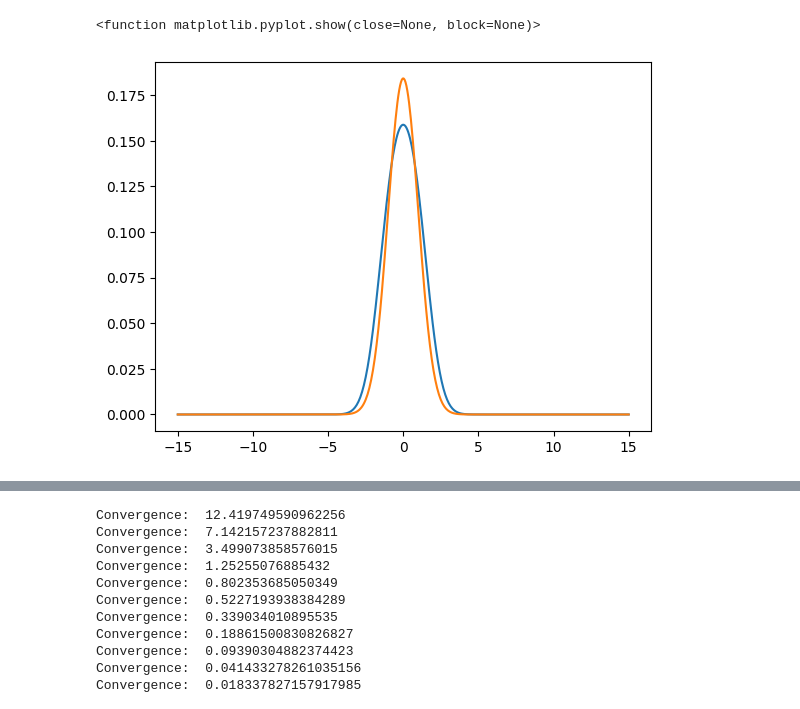
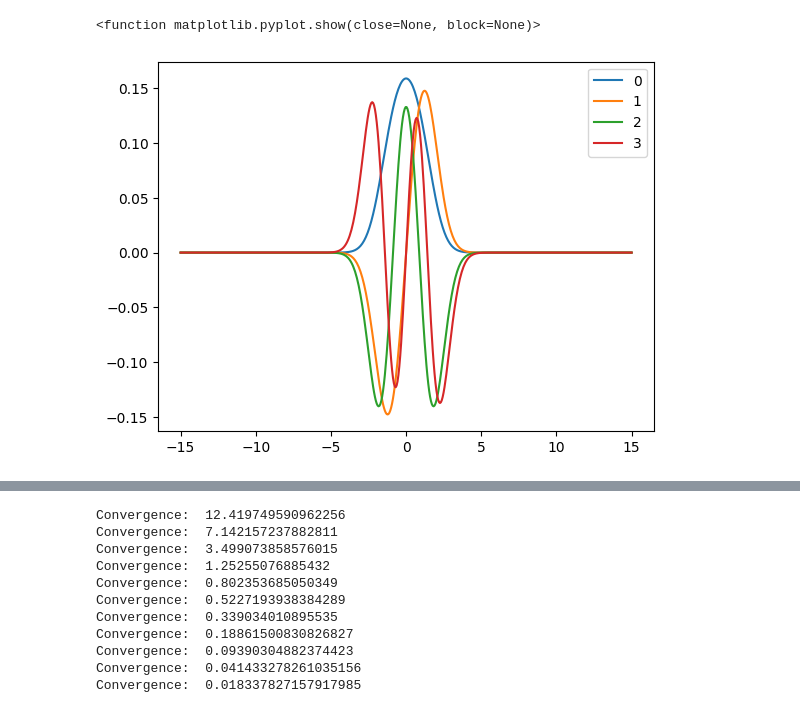
Before and after one commit to ascsn/wavefunction-dimensionality-reduction, a Jupyter notebook: GP.ipynb, the cells around one changed output, grey strips where cells are left out. Cells and saved outputs as stored; diff of their text form; code cells hidden in the pictures.

```diff
--- a/GP.ipynb
+++ b/GP.ipynb
@@ -65,34 +65,36 @@ def getExactLambda(n,mass,alpha):
 # %%
 x_min = -15.0
 x_max = 15.0
 N = 500
 
 # Create the grid
 x = np.linspace(x_min, x_max, N)
 dx = x[1] - x[0]
 
 # Define the physical parameters
 mass = 1.0
 h_bar = 1.0
 alpha = 1.0
 q = 10
 
 init_guess = getPsi_x(0,alpha)(x)/np.linalg.norm(getPsi_x(0,alpha)(x))
 
 init_rho = np.conj(init_guess)*init_guess
 
 hamiltonian = construct_hamiltonian(N, x, dx, h_bar, mass, alpha, q, init_rho)
 
 eigval, eigvec = np.linalg.eigh(hamiltonian)
 
 eigvec = eigvec.T
 
-level = 0
+levels = [0, 1, 2, 3]
 
-plt.plot(x,eigvec[level]/np.linalg.norm(eigvec[level]))
-plt.plot(x,getPsi_x(level,alpha)(x)/np.linalg.norm(getPsi_x(level,alpha)(x)))
+for level in levels:
+    plt.plot(x,eigvec[level]/np.linalg.norm(eigvec[level]))
+    plt.legend(['0', '1', '2', '3'])
+#plt.plot(x,getPsi_x(level,alpha)(x)/np.linalg.norm(getPsi_x(level,alpha)(x)))
 
 plt.show
 # %% [output]
 <function matplotlib.pyplot.show(close=None, block=None)>
-[figure, old version]
+[figure, new version]
```
Also changed, not shown: parts of 1 cell of this notebook.
